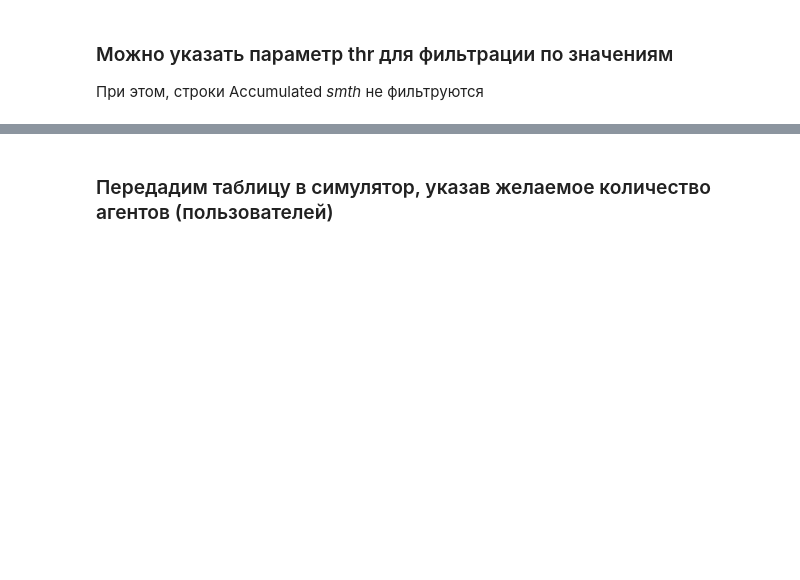
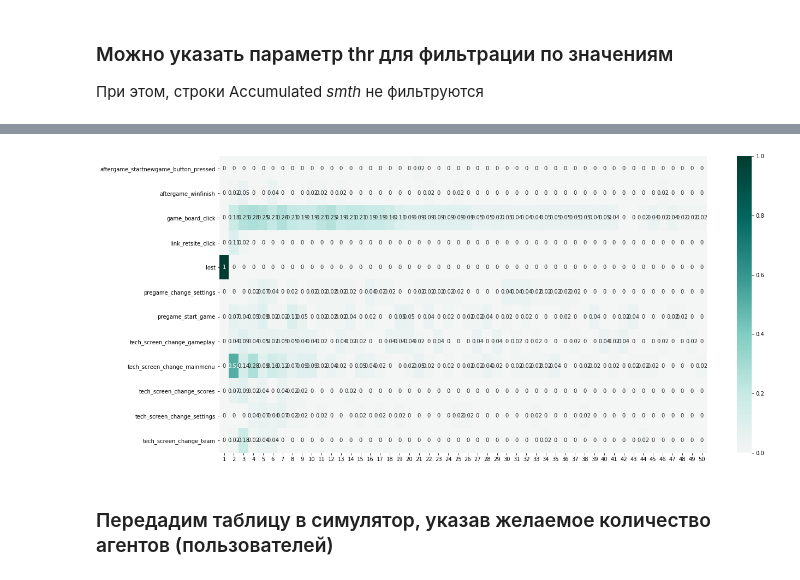
Before and after one commit to retentioneering/retentioneering-tools, a Jupyter notebook: examples/simulator.ipynb, the cells around one changed output, grey strips where cells are left out. Cells and saved outputs as stored; diff of their text form; code cells hidden in the pictures; blank space fills up the shorter version.

```diff
--- a/examples/simulator.ipynb
+++ b/examples/simulator.ipynb
@@ -134,3 +141,7 @@ data_full.retention.get_step_matrix(dt_means=True, max_steps=50, thr=0.3);
+# %%
+data_full.retention.get_step_matrix(dt_means=True, max_steps=50, reverse='neg');
+# %% [output]
+[figure, added]
 # %% [markdown]
 ### Передадим таблицу в симулятор, указав желаемое количество агентов (пользователей)
 # %%
```
Also changed, not shown: parts of 11 cells of this notebook, 1 other file.
